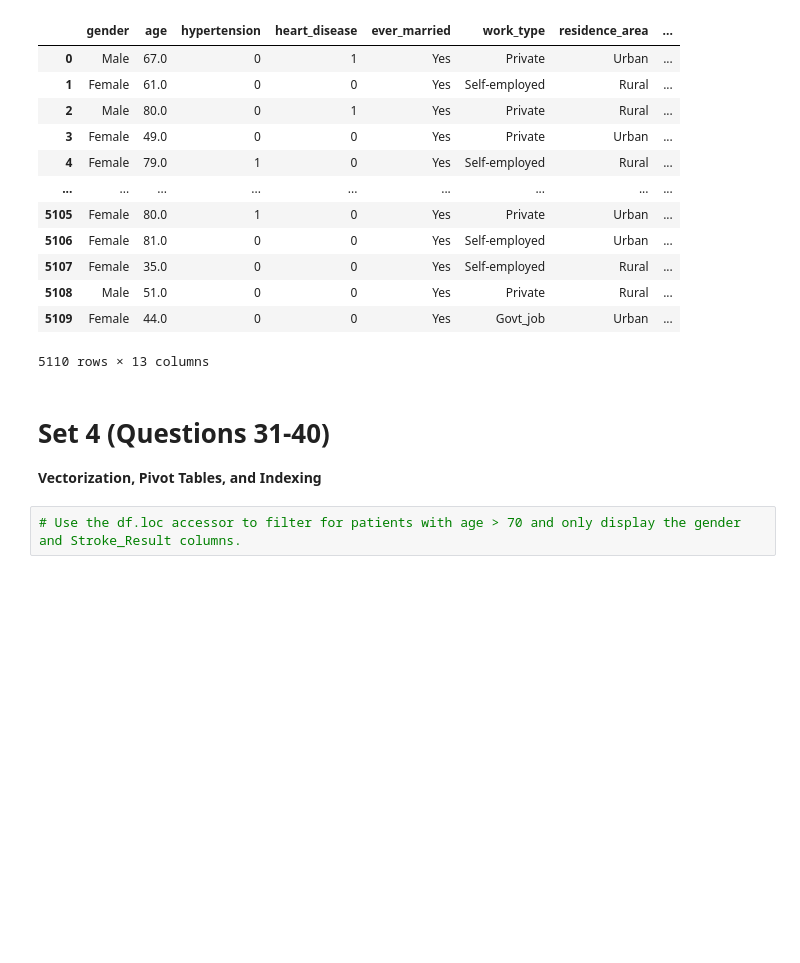
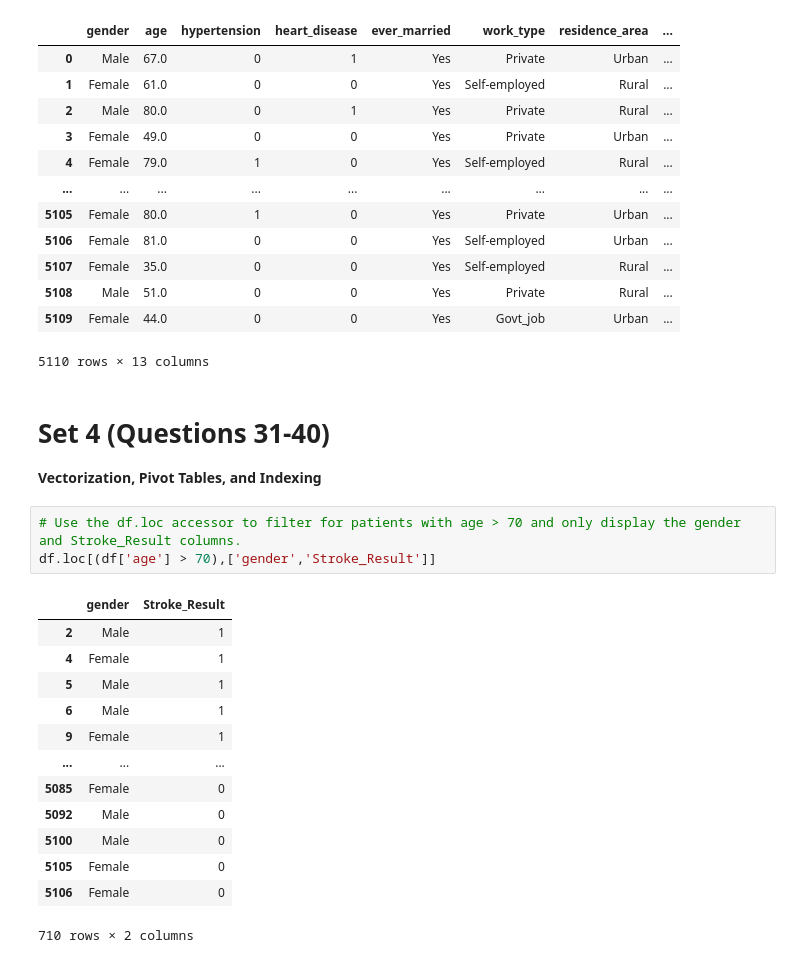
Before and after one commit to Divyanshucode93/GoogleColabsPractice, a Jupyter notebook: HealthcareStroke_Practice.ipynb, the cells around one changed output. Cells and saved outputs as stored; diff of their text form; blank space fills up the shorter version.

```diff
--- a/HealthcareStroke_Practice.ipynb
+++ b/HealthcareStroke_Practice.ipynb
@@ -401,5 +401,20 @@ For example, when doing 'df[col].method(value, inplace=True)', try using 'df.met
 **Vectorization, Pivot Tables, and Indexing**
 # %%
 # Use the df.loc accessor to filter for patients with age > 70 and only display the gender and Stroke_Result columns.
+df.loc[(df['age'] > 70),['gender','Stroke_Result']]
+# %% [output]
+|  | gender | Stroke_Result |
+| 2 | Male | 1 |
+| 4 | Female | 1 |
+| 5 | Male | 1 |
+| 6 | Male | 1 |
+| 9 | Female | 1 |
+| ... | ... | ... |
+| 5085 | Female | 0 |
+| 5092 | Male | 0 |
+| 5100 | Male | 0 |
+| 5105 | Female | 0 |
+| 5106 | Female | 0 |
+710 rows × 2 columns
 # %%
 # The df.apply() method is very common. Create the is_obese column again, but this time use a lambda function applied to the Body_Mass_Index column.
```
Also changed, not shown: parts of 9 cells of this notebook.
